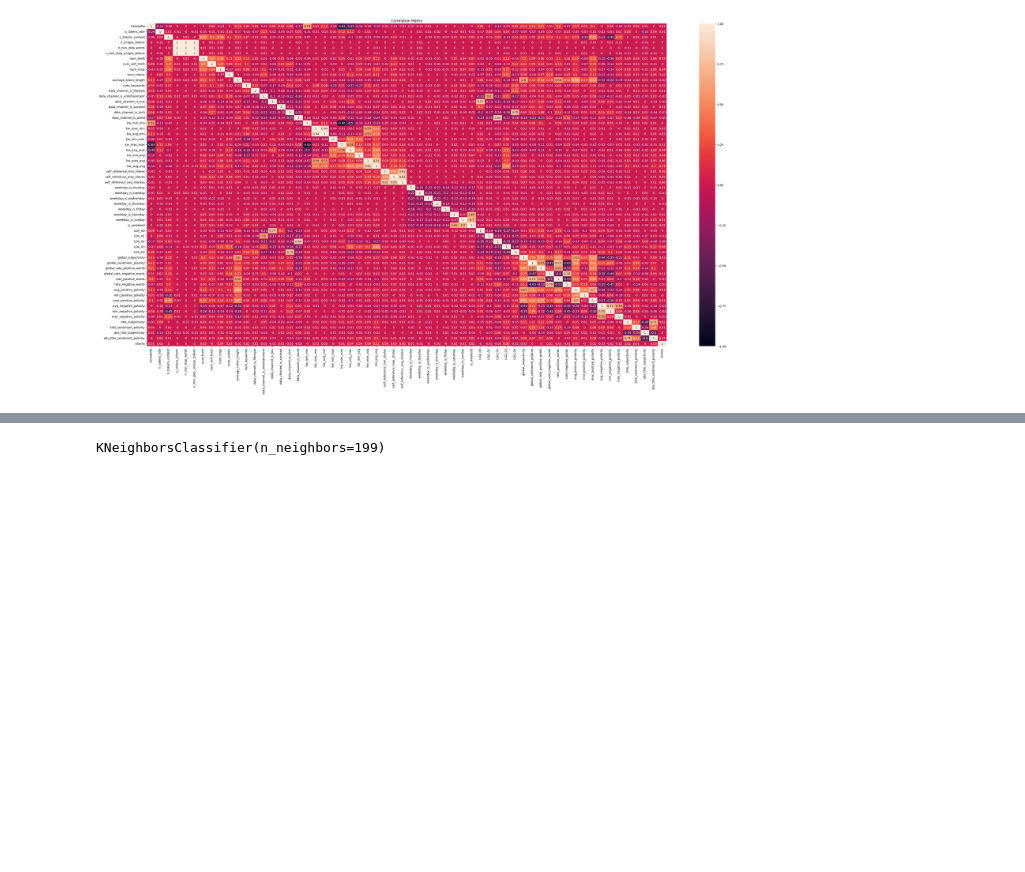
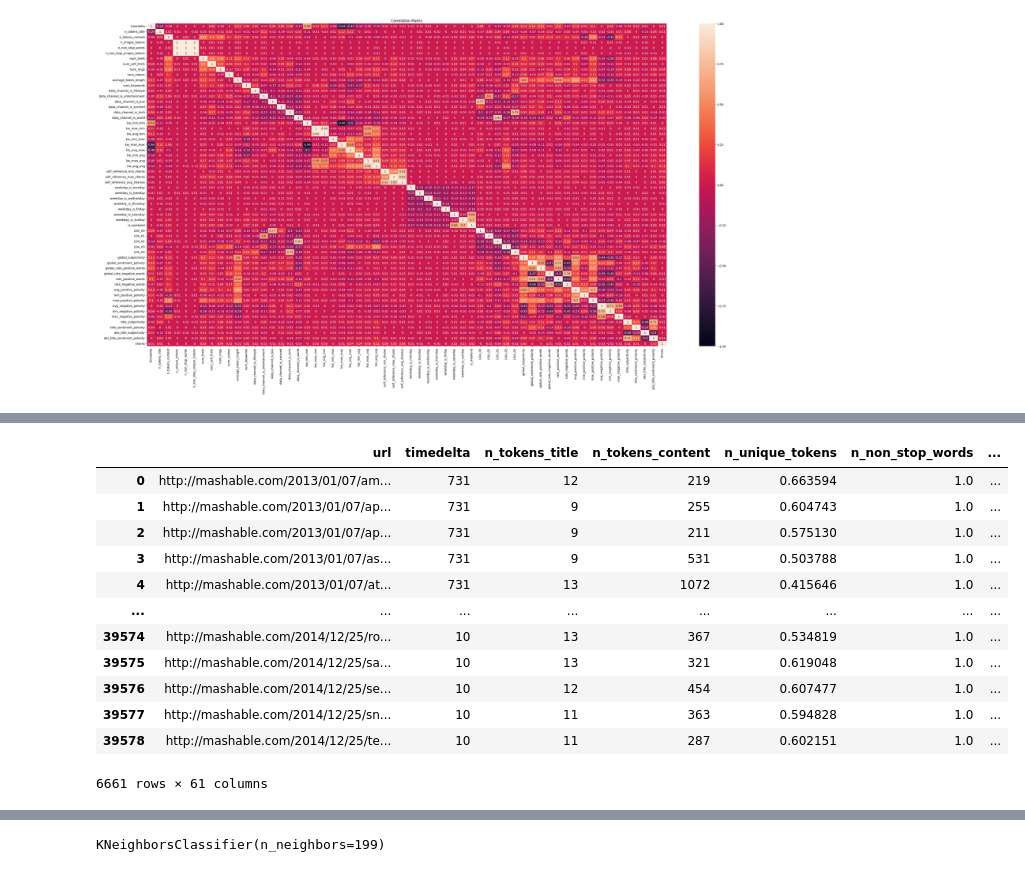
Before and after one commit to michaeljf00/applied_analytics_and_predictive_modeling, a Jupyter notebook: case_study_3.ipynb, the cells around one changed output, grey strips where cells are left out. Saved outputs shown, nothing was run; the diff lists cells and outputs as text; code cells hidden in the pictures; blank space fills up the shorter version.

```diff
--- a/case_study_3.ipynb
+++ b/case_study_3.ipynb
@@ -55,0 +95,16 @@ Text(0.5, 1.0, 'Correlation Matrix')
+# %%
+online_news_popularity[online_news_popularity[" weekday_is_monday"] == 1]
+# %% [output]
+|  | url | timedelta | n_tokens_title | n_tokens_content | n_unique_tokens | n_non_stop_words | ... |
+| 0 | http://mashable.com/2013/01/07/am... | 731 | 12 | 219 | 0.663594 | 1.0 | ... |
+| 1 | http://mashable.com/2013/01/07/ap... | 731 | 9 | 255 | 0.604743 | 1.0 | ... |
+| 2 | http://mashable.com/2013/01/07/ap... | 731 | 9 | 211 | 0.575130 | 1.0 | ... |
+| 3 | http://mashable.com/2013/01/07/as... | 731 | 9 | 531 | 0.503788 | 1.0 | ... |
+| 4 | http://mashable.com/2013/01/07/at... | 731 | 13 | 1072 | 0.415646 | 1.0 | ... |
+| ... | ... | ... | ... | ... | ... | ... | ... |
+| 39574 | http://mashable.com/2014/12/25/ro... | 10 | 13 | 367 | 0.534819 | 1.0 | ... |
+| 39575 | http://mashable.com/2014/12/25/sa... | 10 | 13 | 321 | 0.619048 | 1.0 | ... |
+| 39576 | http://mashable.com/2014/12/25/se... | 10 | 12 | 454 | 0.607477 | 1.0 | ... |
+| 39577 | http://mashable.com/2014/12/25/sn... | 10 | 11 | 363 | 0.594828 | 1.0 | ... |
+| 39578 | http://mashable.com/2014/12/25/te... | 10 | 11 | 287 | 0.602151 | 1.0 | ... |
+6661 rows × 61 columns
```
Also changed, not shown: parts of 14 cells of this notebook, 1 other file.
